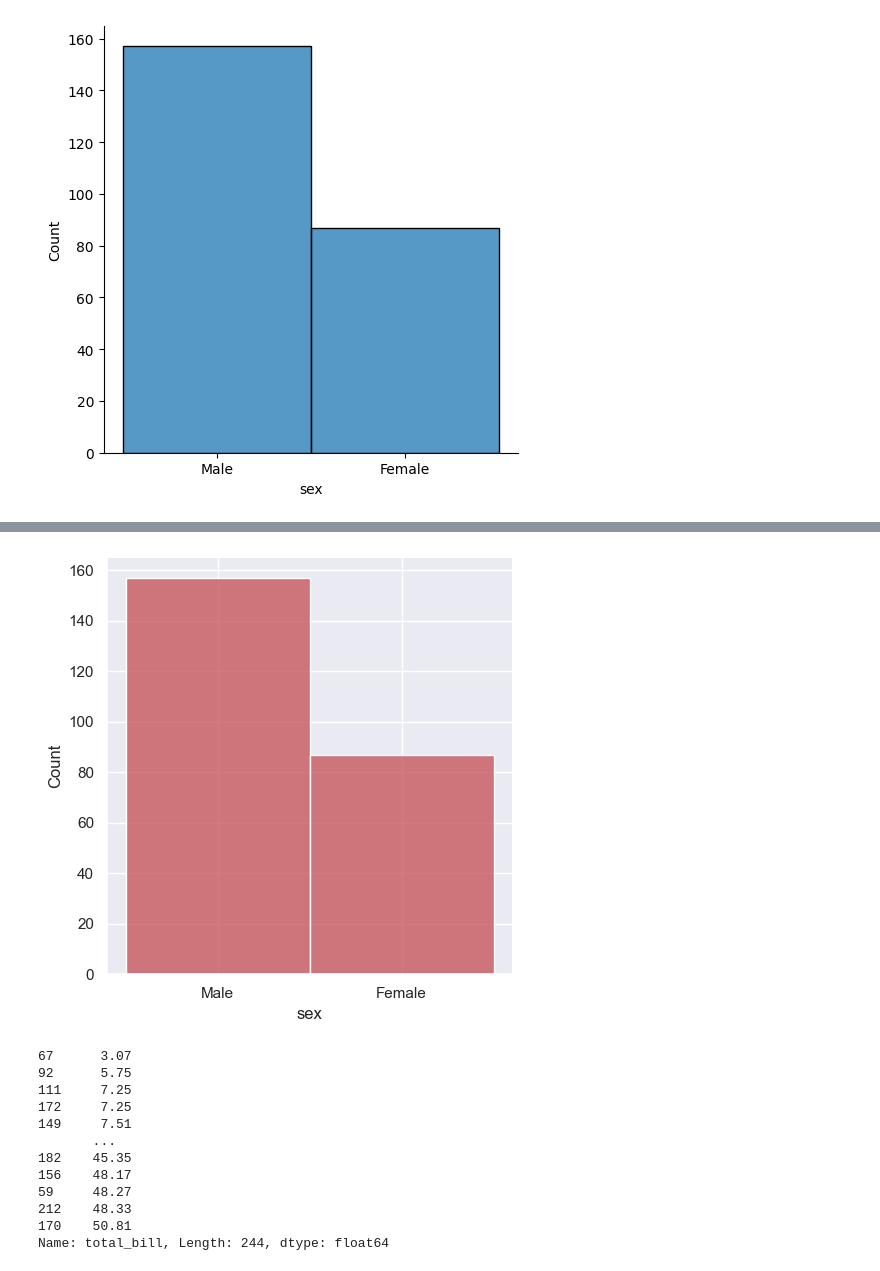
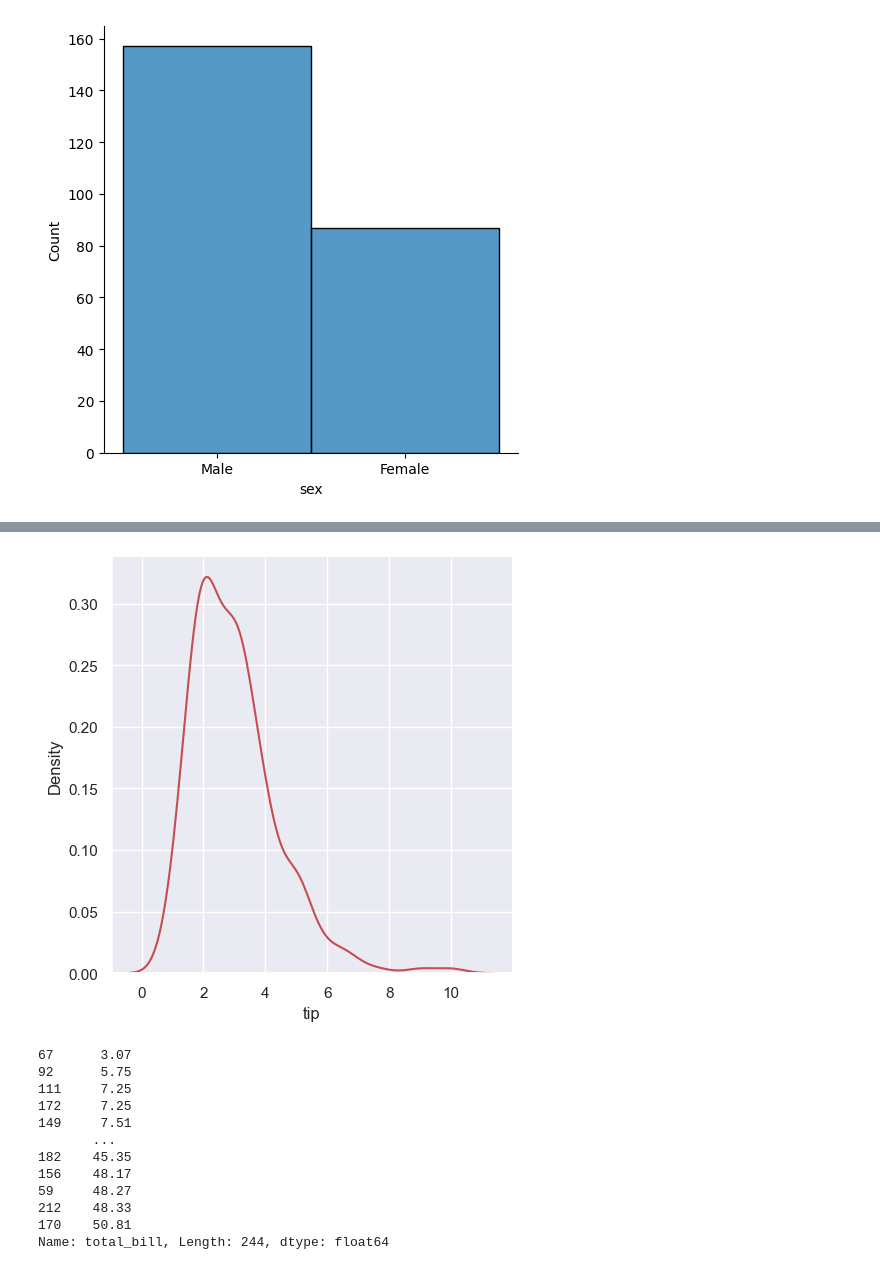
Before and after one commit to Xander1540/Python, a Jupyter notebook: ML_Seaborn/2Seaborn histogram.ipynb, the cells around one changed output, grey strips where cells are left out. Saved outputs shown, nothing was run; the diff lists cells and outputs as text; code cells hidden in the pictures.

```diff
--- a/ML_Seaborn/2Seaborn histogram.ipynb
+++ b/ML_Seaborn/2Seaborn histogram.ipynb
@@ -34,9 +35,9 @@ plt.show()
 # %%
 sns.set()
-sns.displot(df["sex"], color='r')
+sns.displot(df["tip"], kind='kde', color='r')
 plt.show()
 # %% [output]
-[figure, old version]
+[figure, new version]
 # %%
 df.total_bill.sort_values()
 # %% [output]
```
Also changed, not shown: parts of 2 cells of this notebook, 1 other file.
